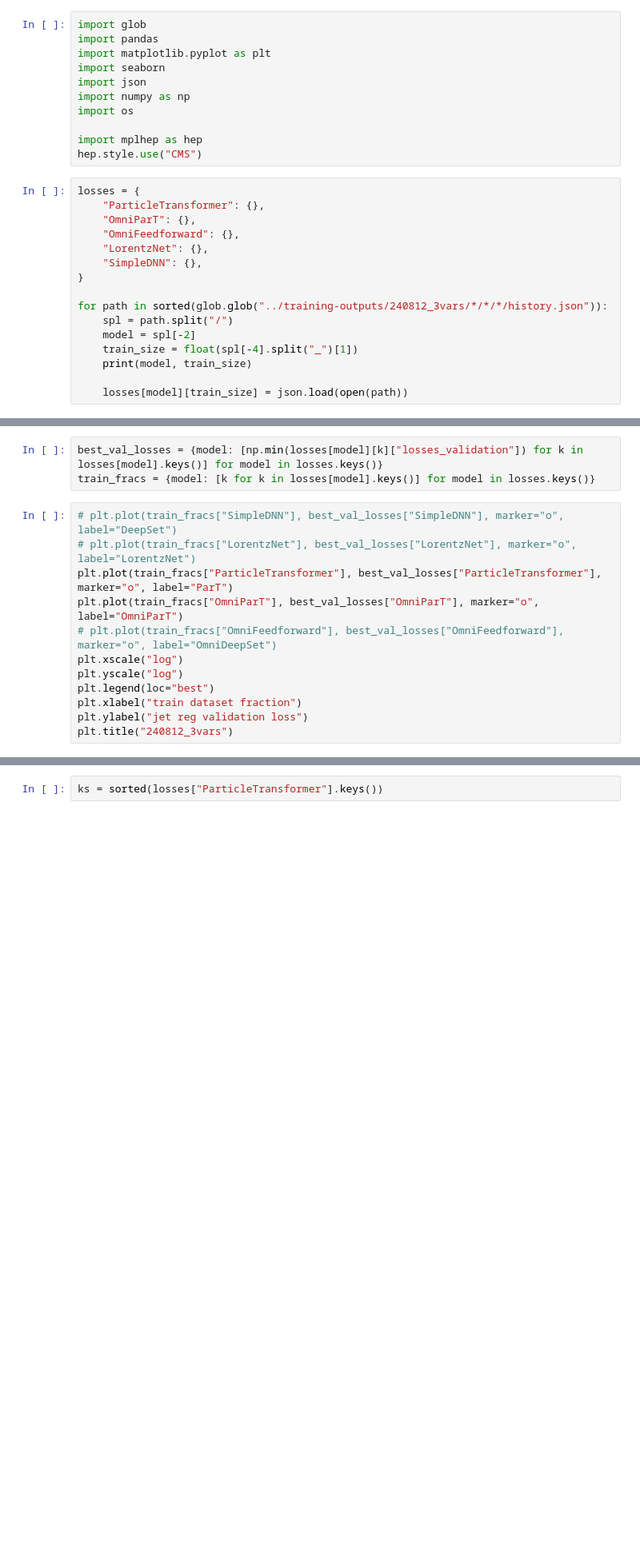
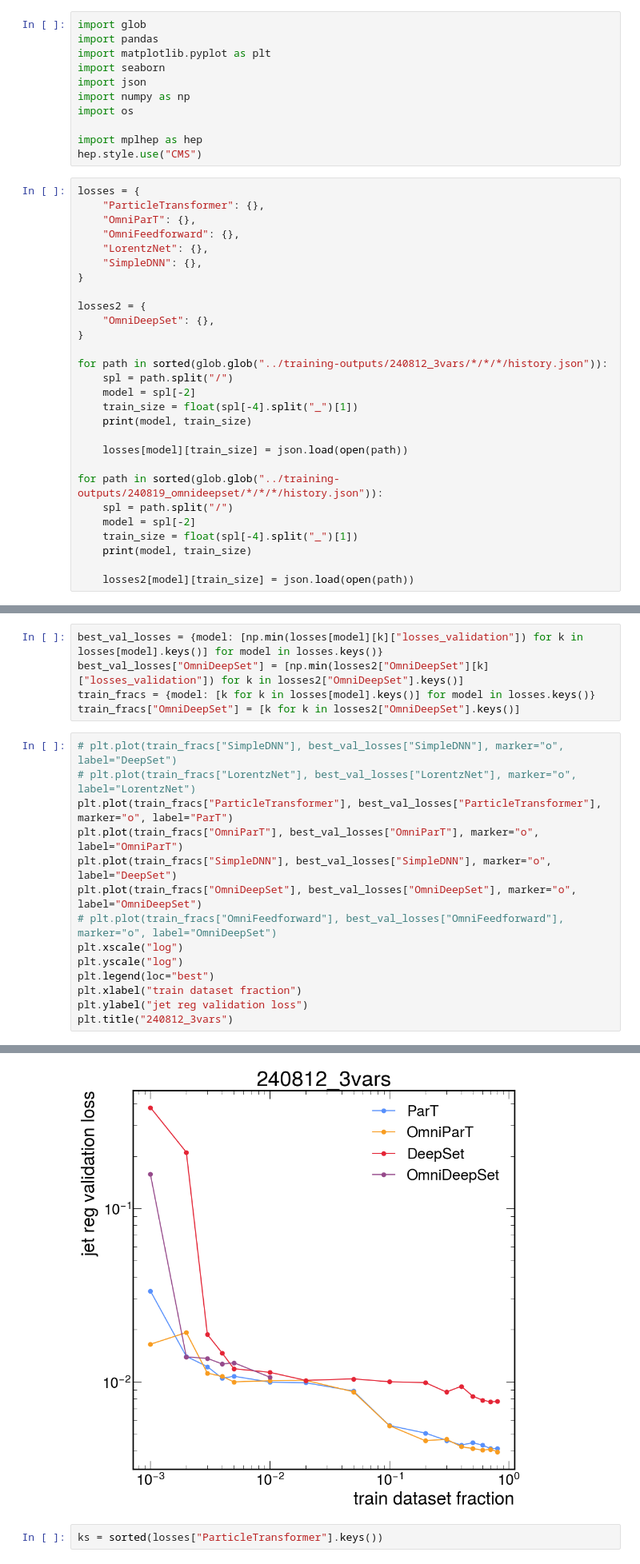
Before and after one commit to HEP-KBFI/ml-tau-en-reg, a Jupyter notebook: notebooks/omnijet-losses.ipynb, the cells around one changed output, grey strips where cells are left out. Shown: that part at 80% size. Drawn from its saved outputs; the diff is of its cells as text; blank space fills up the shorter version.

```diff
--- a/notebooks/omnijet-losses.ipynb
+++ b/notebooks/omnijet-losses.ipynb
@@ -18,6 +18,10 @@ losses = {
     "SimpleDNN": {},
 }
 
+losses2 = {
+    "OmniDeepSet": {},
+}
+
 for path in sorted(glob.glob("../training-outputs/240812_3vars/*/*/*/history.json")):
     spl = path.split("/")
     model = spl[-2]
@@ -25,3 +29,11 @@ for path in sorted(glob.glob("../training-outputs/240812_3vars/*/*/*/history.jso
     print(model, train_size)
 
     losses[model][train_size] = json.load(open(path))
+
+for path in sorted(glob.glob("../training-outputs/240819_omnideepset/*/*/*/history.json")):
+    spl = path.split("/")
+    model = spl[-2]
+    train_size = float(spl[-4].split("_")[1])
+    print(model, train_size)
+
+    losses2[model][train_size] = json.load(open(path))
@@ -28,11 +58,15 @@ for path in sorted(glob.glob("../training-outputs/240812_3vars/*/*/*/history.jso
 # %%
 best_val_losses = {model: [np.min(losses[model][k]["losses_validation"]) for k in losses[model].keys()] for model in losses.keys()}
+best_val_losses["OmniDeepSet"] = [np.min(losses2["OmniDeepSet"][k]["losses_validation"]) for k in losses2["OmniDeepSet"].keys()]
 train_fracs = {model: [k for k in losses[model].keys()] for model in losses.keys()}
+train_fracs["OmniDeepSet"] = [k for k in losses2["OmniDeepSet"].keys()]
 # %%
 # plt.plot(train_fracs["SimpleDNN"], best_val_losses["SimpleDNN"], marker="o", label="DeepSet")
 # plt.plot(train_fracs["LorentzNet"], best_val_losses["LorentzNet"], marker="o", label="LorentzNet")
 plt.plot(train_fracs["ParticleTransformer"], best_val_losses["ParticleTransformer"], marker="o", label="ParT")
 plt.plot(train_fracs["OmniParT"], best_val_losses["OmniParT"], marker="o", label="OmniParT")
+plt.plot(train_fracs["SimpleDNN"], best_val_losses["SimpleDNN"], marker="o", label="DeepSet")
+plt.plot(train_fracs["OmniDeepSet"], best_val_losses["OmniDeepSet"], marker="o", label="OmniDeepSet")
 # plt.plot(train_fracs["OmniFeedforward"], best_val_losses["OmniFeedforward"], marker="o", label="OmniDeepSet")
 plt.xscale("log")
 plt.yscale("log")
@@ -40,3 +74,4 @@ plt.legend(loc="best")
 plt.xlabel("train dataset fraction")
 plt.ylabel("jet reg validation loss")
 plt.title("240812_3vars")
+# %% [output]
@@ -43,3 +79,4 @@ plt.title("240812_3vars")
+[figure, added]
 # %%
 ks = sorted(losses["ParticleTransformer"].keys())
 # %%
```
Also changed, not shown: parts of 2 cells of this notebook, 3 other files.
